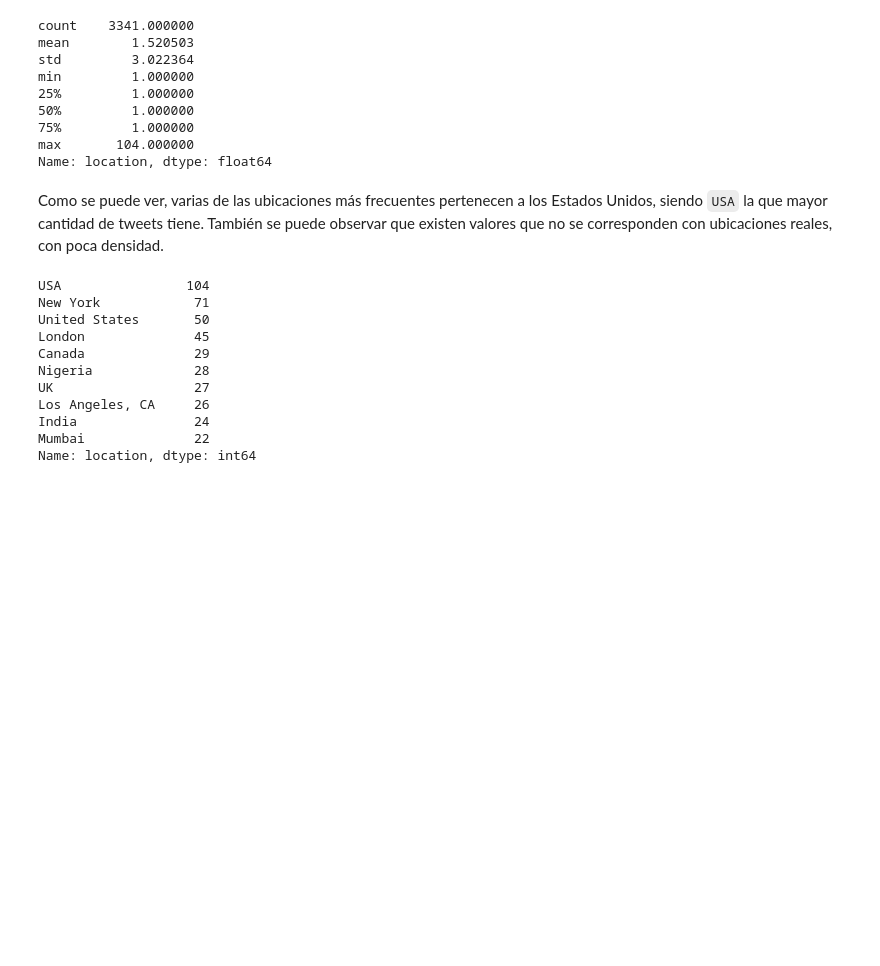
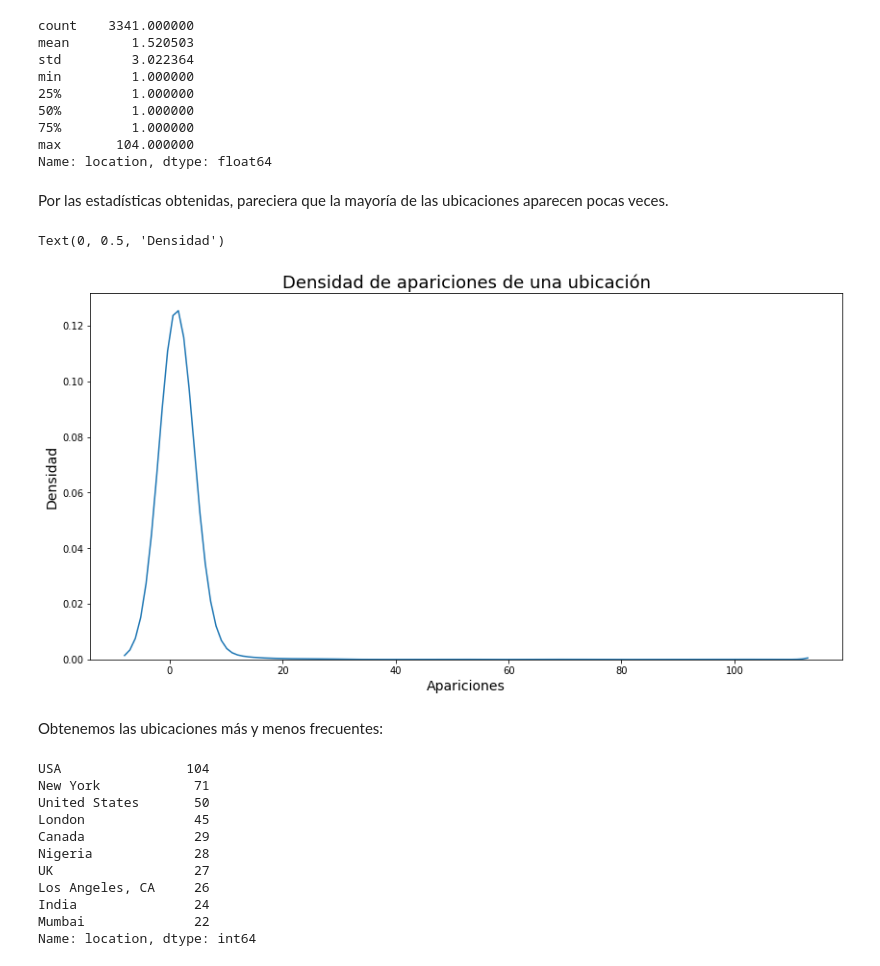
Before and after one commit to pabliyo/coronadatos, a Jupyter notebook: TP1-Location.ipynb, the cells around one changed output. Drawn from its saved outputs; the diff is of its cells as text; code cells hidden in the pictures; blank space fills up the shorter version.

```diff
--- a/TP1-Location.ipynb
+++ b/TP1-Location.ipynb
@@ -108,8 +111,20 @@ min         1.000000
 75%         1.000000
 max       104.000000
 Name: location, dtype: float64
-# %% [markdown]
-Como se puede ver, varias de las ubicaciones más frecuentes pertenecen a los Estados Unidos, siendo `USA` la que mayor cantidad de tweets tiene. También se puede observar que existen valores que no se corresponden con ubicaciones reales, con poca densidad.
+# %% [markdown]
+Por las estadísticas obtenidas, pareciera que la mayoría de las ubicaciones aparecen pocas veces.
+# %%
+plt.figure(figsize=(14,7))
+ax = sns.kdeplot(df["location"].value_counts(), bw=3)
+ax.get_legend().remove()
+plt.title("Densidad de apariciones de una ubicación", fontsize=18)
+plt.xlabel("Apariciones", fontsize=14)
+plt.ylabel("Densidad", fontsize=14)
+# %% [output]
+Text(0, 0.5, 'Densidad')
+[figure, added]
+# %% [markdown]
+Obtenemos las ubicaciones más y menos frecuentes:
 # %%
 df["location"].value_counts().head(10)
 # %% [output]
```
Also changed, not shown: parts of 9 cells of this notebook.
